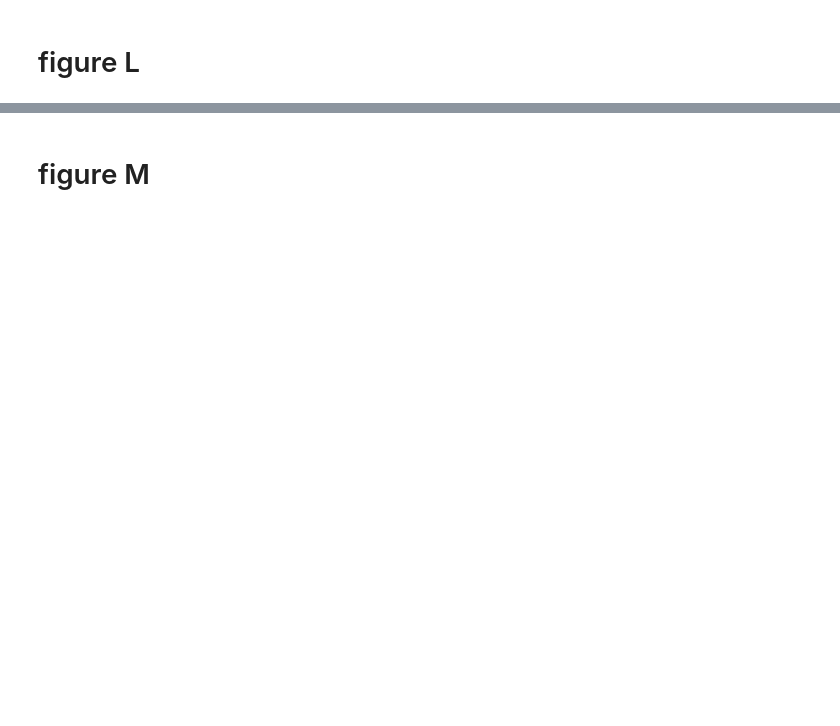
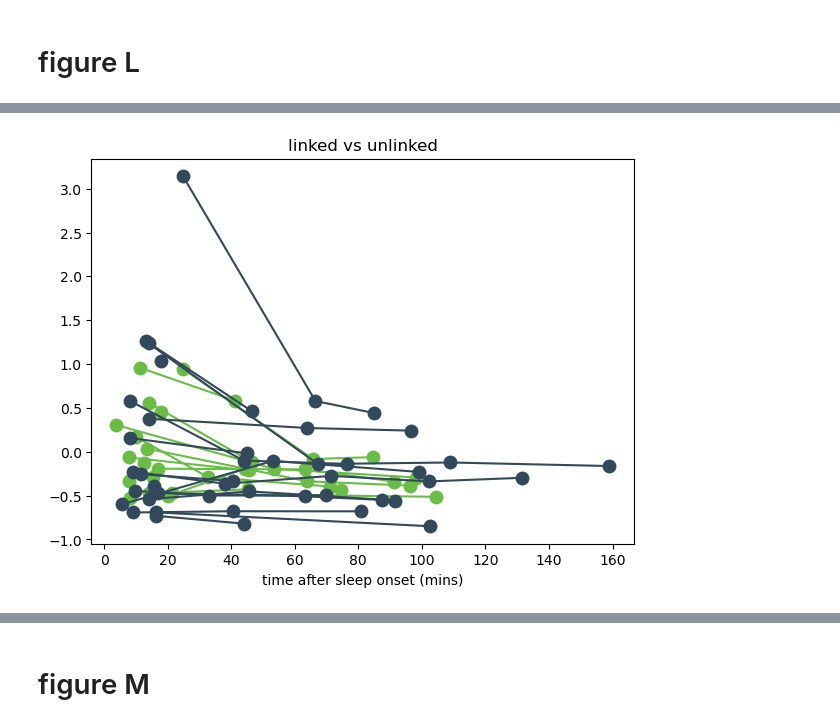
Before and after one commit to EmmettJT/procedural_replay_paper_2025, a Jupyter notebook: ED_12/ED12_plots_.ipynb, the cells around one changed output, grey strips where cells are left out. Cells and saved outputs as stored; diff of their text form; code cells hidden in the pictures; blank space fills up the shorter version.

```diff
--- a/ED_12/ED12_plots_.ipynb
+++ b/ED_12/ED12_plots_.ipynb
@@ -205,2 +1231,87 @@ Text(0.5, 1.0, 'percentage of SW-R linked to replay')
 # %% [markdown]
 # figure L
+# %%
+# 1. Flatten
+flat = flatten(linked_unlinked_master['linked']['binned_rate'])
+# 2. Compute mean & std
+mean = np.nanmean(flat)
+std = np.nanstd(flat)
+# 3. Recurse to z-score
+normalized_linked = zscoreize(linked_unlinked_master['linked']['binned_rate'], mean, std)
+
+
+# 1. Flatten
+flat = flatten(linked_unlinked_master['unlinked']['binned_rate'])
+# 2. Compute mean & std
+mean = np.nanmean(flat)
+std = np.nanstd(flat)
+# 3. Recurse to z-score
+normalized_unlinked = zscoreize(linked_unlinked_master['unlinked']['binned_rate'], mean, std)
+
+
+group1_data, group2_data = plot_decay(normalized_linked  ,linked_unlinked_master['linked']['bins_relative_so'],normalized_unlinked ,linked_unlinked_master['unlinked']['bins_relative_so'], '#69BD45','#32495C','linked vs unlinked')
+
+
+###################### STATS
+df1 = pd.DataFrame(group1_data)
+df2 = pd.DataFrame(group2_data)
+# Fit linear regression for Group 1
+model_group1 = sm_l.OLS.from_formula('y ~ x', data=df1).fit()
+model_group2 = sm_l.OLS.from_formula('y ~ x', data=df2).fit()
+
+print('PLOT 2:')
+# Print the summary of each model
+print("Group 1 (NREM):")
+# print(model_group1.summary())
+print('model p value (f statistic) = ')
+print(model_group1.f_pvalue)
+print('r2 = ')
+print(model_group1.rsquared)
+
+print("Group 2 (REM):")
+# print(model_group1.summary())
+print('model p value (f statistic) = ')
+print(model_group2.f_pvalue)
+print('r2 = ')
+print(model_group2.rsquared)
+
+
+### STATS
+### effect of decay - significance
+# Add a constant term to the independent variable
+data = sm.add_constant(df1)
+# Fit the regression model
+model = sm.OLS(data['y'], data[['const', 'x']],missing='drop').fit()
+# Print the summary statistics
+print(model.summary())
+r = np.sign(model.params['x']) * np.sqrt(model.rsquared)
+print(r)
+print(model.rsquared)
+print(model.pvalues['x'])
+
+data = sm.add_constant(df2)
+# Fit the regression model
+model = sm.OLS(data['y'], data[['const', 'x']],missing='drop').fit()
+# Print the summary statistics
+print(model.summary())
+r = np.sign(model.params['x']) * np.sqrt(model.rsquared)
+print(r)
+print(model.rsquared)
+print(model.pvalues['x'])
+
+# Combine the data into one DataFrame
+data = pd.concat([df1, df2], axis=0)
+
+# Create a grouping variable
+groups = np.array(['nrem'] * len(df1) + ['rem'] * len(df2))
+
+# Perform MANOVA
+manova = MANOVA.from_formula('x + y ~ groups', data=data)
+
+# Print the MANOVA results
+print(manova.mv_test())
+
+# Compute partial eta-squared
+eta_squared = compute_partial_eta_squared(manova.mv_test())
+print("Partial eta-squared for each effect:", eta_squared)
+# %% [output]
@@ -206,0 +1335 @@ Text(0.5, 1.0, 'percentage of SW-R linked to replay')
+[figure, added]
```
Also changed, not shown: parts of 14 cells of this notebook, 3 other files.
